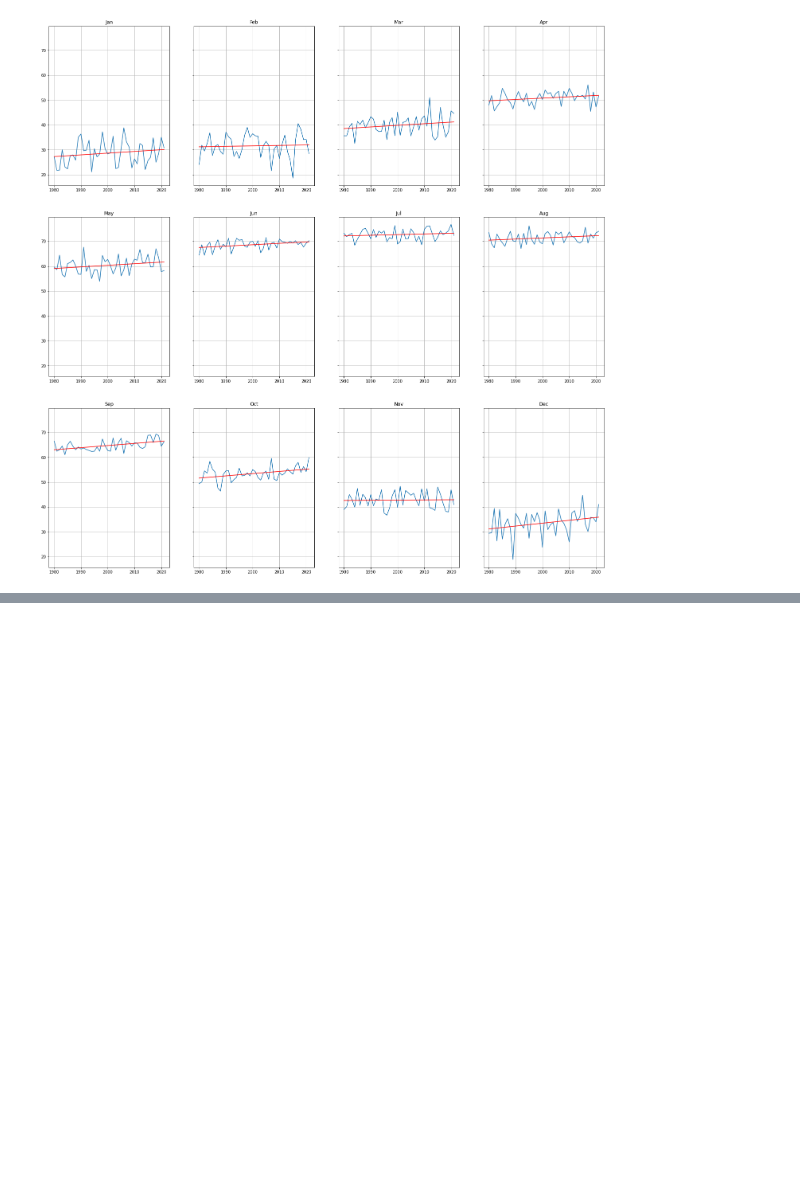
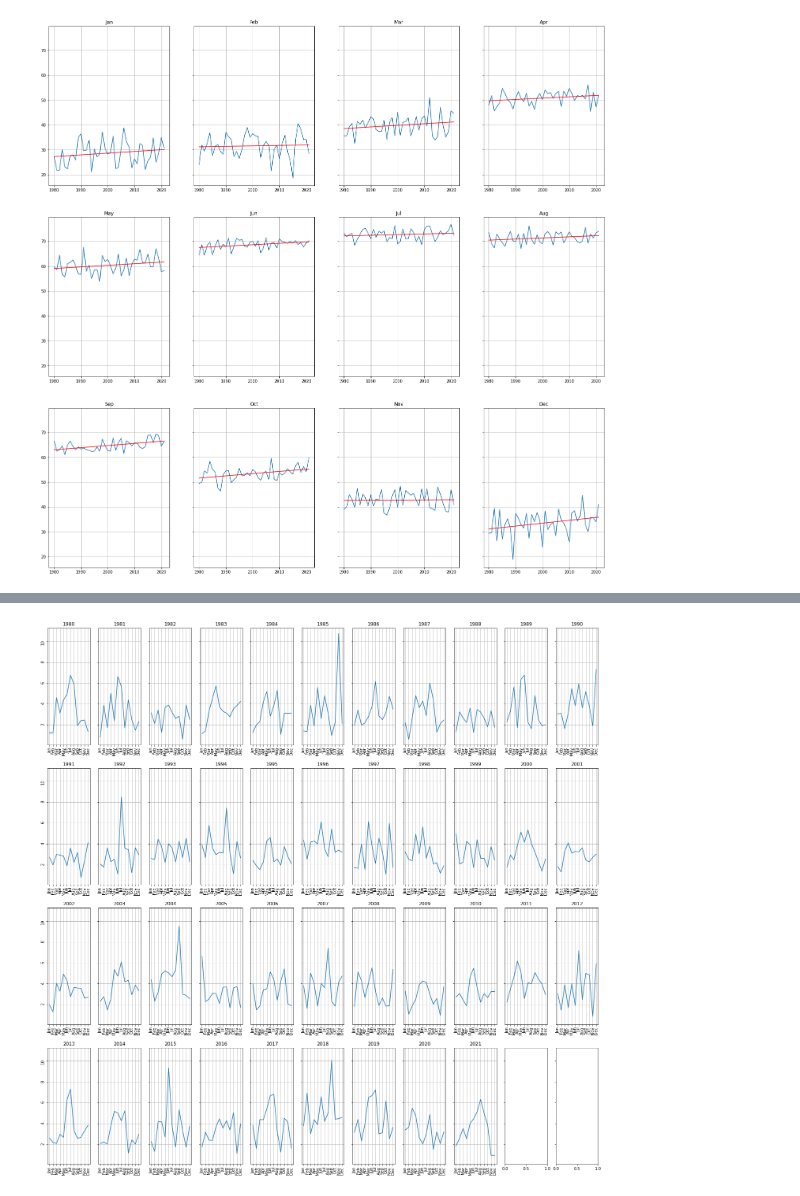
Before and after one commit to Elsklivet/Allegheny-Temp-Trends, a Jupyter notebook: Allegheny-County-Temp-Trends.ipynb, the cells around one changed output, grey strips where cells are left out. Saved outputs shown, nothing was run; the diff lists cells and outputs as text; code cells hidden in the pictures; blank space fills up the shorter version.

```diff
--- a/Allegheny-County-Temp-Trends.ipynb
+++ b/Allegheny-County-Temp-Trends.ipynb
@@ -178,0 +198,19 @@ Graphing each year's individual temperature trends is... underwhelming. They all
+# %%
+# Here are the individual years' precipitations, in case any useful shifts
+# in primary wet seasons occurred.
+year = 1980
+fig, axes = plt.subplots(nrows=4,ncols=11,sharey=True)
+
+for row in np.arange(0,4):
+    for col in np.arange(0,11):
+        axes[row,col].plot(average_precipitation.loc[year])
+        axes[row,col].title.set_text(year)
+        axes[row,col].grid(True)
+        axes[row,col].tick_params(labelrotation=90)
+        year = year + 1
+        if year > 2021:
+            break
+fig.set_figwidth(25)
+fig.set_figheight(25)
+# %% [output]
+[figure, added]
```
Also changed, not shown: parts of 8 cells of this notebook, 3 other files.
